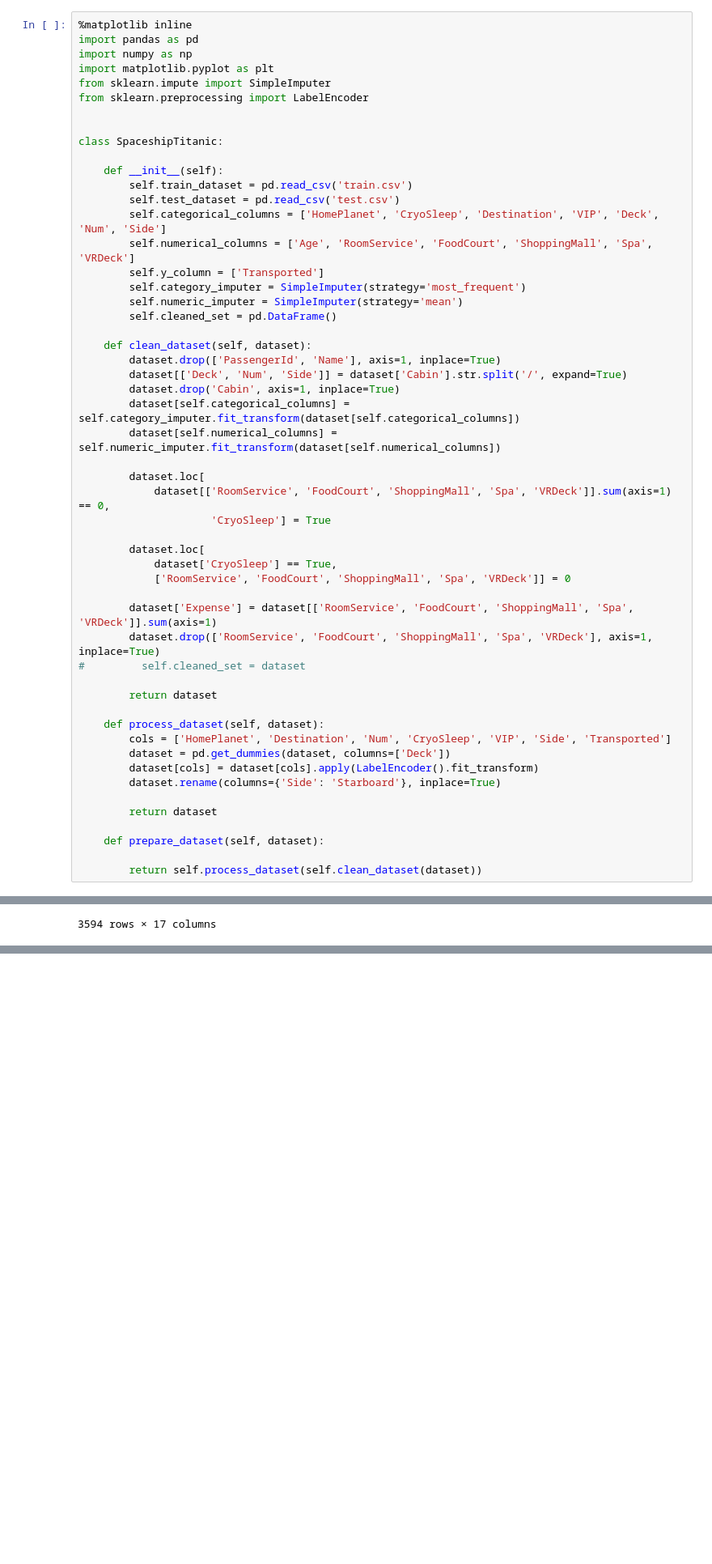
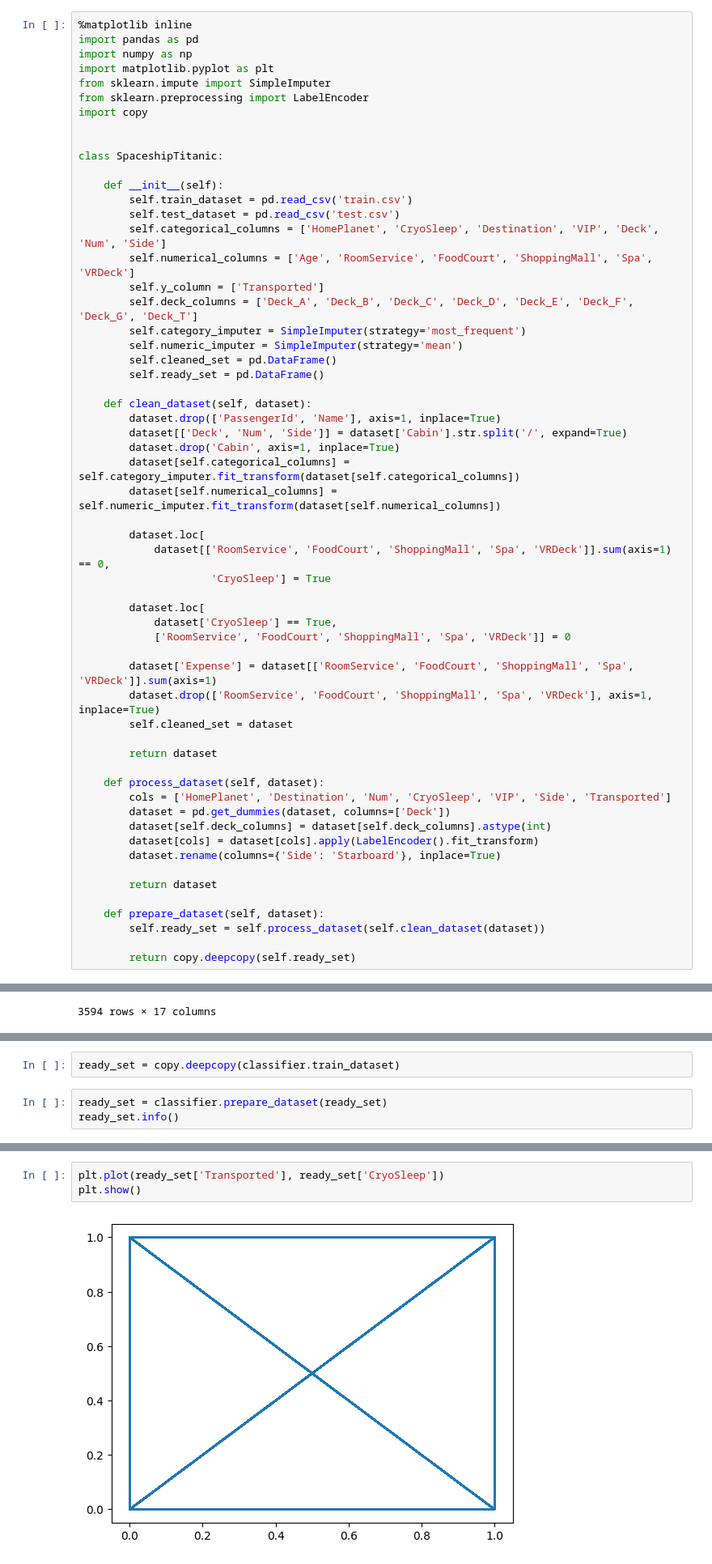
Before and after one commit to AdityaShandilyaS/datasets, a Jupyter notebook: SpaceshipTitanic/titanic.ipynb, the cells around one changed output, grey strips where cells are left out. Shown at 81% size. Cells and saved outputs as stored; diff of their text form; blank space fills up the shorter version.

```diff
--- a/SpaceshipTitanic/titanic.ipynb
+++ b/SpaceshipTitanic/titanic.ipynb
@@ -5,6 +5,7 @@ import numpy as np
 import matplotlib.pyplot as plt
 from sklearn.impute import SimpleImputer
 from sklearn.preprocessing import LabelEncoder
+import copy
 
 
 class SpaceshipTitanic:
@@ -15,9 +16,11 @@ class SpaceshipTitanic:
         self.categorical_columns = ['HomePlanet', 'CryoSleep', 'Destination', 'VIP', 'Deck', 'Num', 'Side']
         self.numerical_columns = ['Age', 'RoomService', 'FoodCourt', 'ShoppingMall', 'Spa', 'VRDeck']
         self.y_column = ['Transported']
+        self.deck_columns = ['Deck_A', 'Deck_B', 'Deck_C', 'Deck_D', 'Deck_E', 'Deck_F', 'Deck_G', 'Deck_T']
         self.category_imputer = SimpleImputer(strategy='most_frequent')
         self.numeric_imputer = SimpleImputer(strategy='mean')
         self.cleaned_set = pd.DataFrame()
+        self.ready_set = pd.DataFrame()
 
     def clean_dataset(self, dataset):
         dataset.drop(['PassengerId', 'Name'], axis=1, inplace=True)
@@ -36,21 +39,23 @@ class SpaceshipTitanic:
 
         dataset['Expense'] = dataset[['RoomService', 'FoodCourt', 'ShoppingMall', 'Spa', 'VRDeck']].sum(axis=1)
         dataset.drop(['RoomService', 'FoodCourt', 'ShoppingMall', 'Spa', 'VRDeck'], axis=1, inplace=True)
-#         self.cleaned_set = dataset
+        self.cleaned_set = dataset
 
         return dataset
 
     def process_dataset(self, dataset):
         cols = ['HomePlanet', 'Destination', 'Num', 'CryoSleep', 'VIP', 'Side', 'Transported']
         dataset = pd.get_dummies(dataset, columns=['Deck'])
+        dataset[self.deck_columns] = dataset[self.deck_columns].astype(int)
         dataset[cols] = dataset[cols].apply(LabelEncoder().fit_transform)
         dataset.rename(columns={'Side': 'Starboard'}, inplace=True)
 
         return dataset
 
     def prepare_dataset(self, dataset):
+        self.ready_set = self.process_dataset(self.clean_dataset(dataset))
 
-        return self.process_dataset(self.clean_dataset(dataset))
+        return copy.deepcopy(self.ready_set)
 # %%
 classifier = SpaceshipTitanic()
 # %%
@@ -236,0 +162,5 @@ memory usage: 619.8+ KB
+# %%
+ready_set = copy.deepcopy(classifier.train_dataset)
+# %%
+ready_set = classifier.prepare_dataset(ready_set)
+ready_set.info()
@@ -236,0 +207,5 @@ memory usage: 619.8+ KB
+# %%
+plt.plot(ready_set['Transported'], ready_set['CryoSleep'])
+plt.show()
+# %% [output]
+[figure, added]
```
Also changed, not shown: parts of 15 cells of this notebook.
